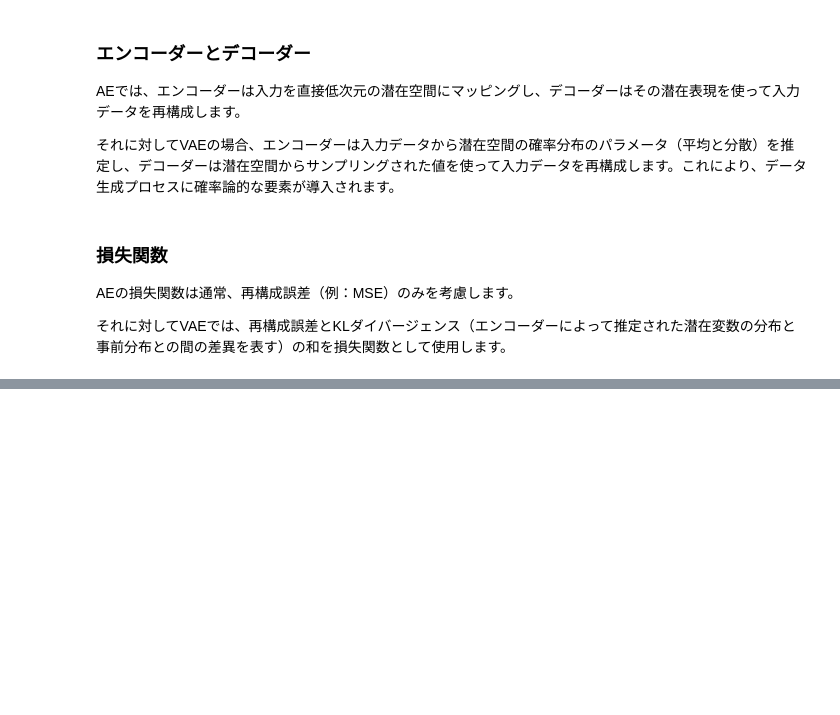
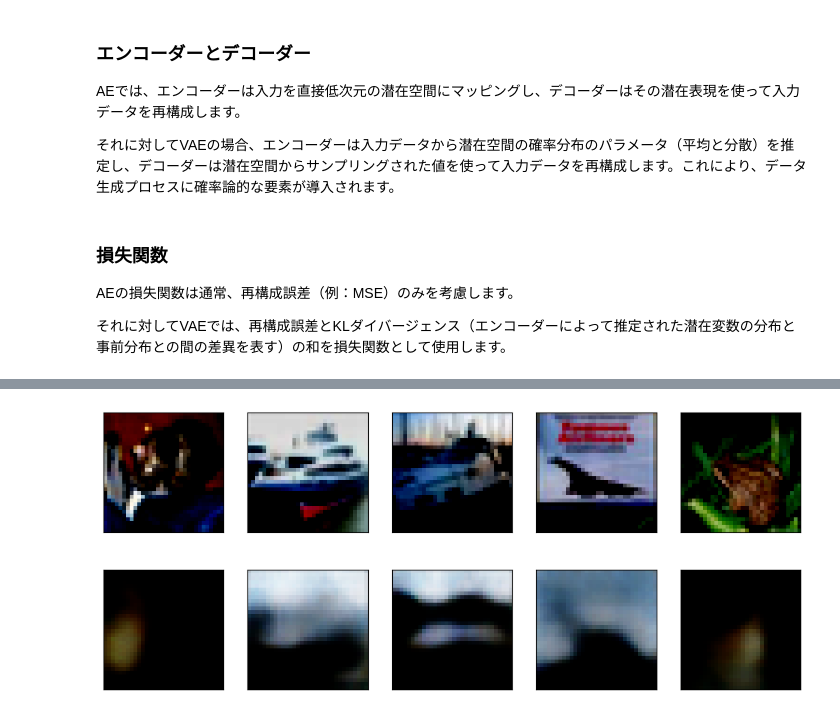
Before and after one commit to shizoda/education, a Jupyter notebook: machine_learning/vae/variational_autoencoder.ipynb, the cells around one changed output, grey strips where cells are left out. Drawn from its saved outputs; the diff is of its cells as text; code cells hidden in the pictures; blank space fills up the shorter version.

```diff
--- a/machine_learning/vae/variational_autoencoder.ipynb
+++ b/machine_learning/vae/variational_autoencoder.ipynb
@@ -95,7 +96,7 @@ def loss_function(recon_x, x, mu, logvar):
     return MSE + KLD
 # %%
 # モデルのインスタンス化、最適化手法の設定
-model = VAE()
+model = VAE().to("cuda:0")
 optimizer = torch.optim.Adam(model.parameters(), lr=1e-3)
 
 # 訓練ループ
@@ -104,6 +105,7 @@ def train(epoch):
     train_loss = 0
     for batch_idx, (data, _) in enumerate(trainloader):
         optimizer.zero_grad()
+        data = data.to("cuda:0")
         recon_batch, mu, logvar = model(data)
         loss = loss_function(recon_batch, data, mu, logvar)
         loss.backward()
@@ -143,7 +169,7 @@ images, labels = next(dataiter)
 
 output = model(images.cuda())  # CUDAを使用している場合
 images = images.numpy()
-output = output.detach().cpu().numpy()
+output = output[0].detach().cpu().numpy()
 
 # 元の画像と再構成された画像を表示
 fig, axes = plt.subplots(nrows=2, ncols=5, sharex=True, sharey=True, figsize=(12,5))
@@ -156,0 +187 @@ RuntimeError: Found no NVIDIA driver on your system. Please check that you have
+[figure, added]
```
Also changed, not shown: parts of 6 cells of this notebook.
